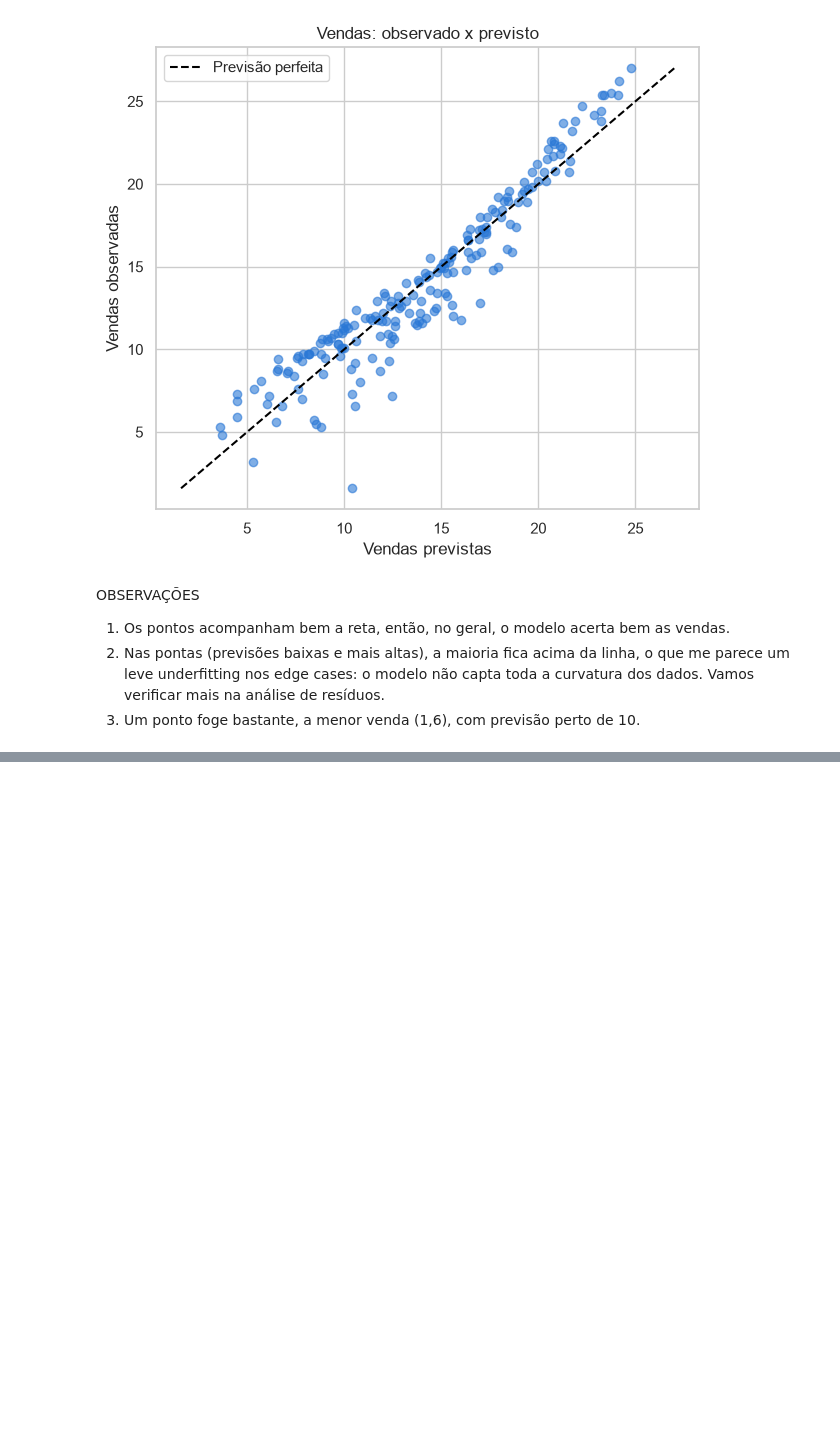
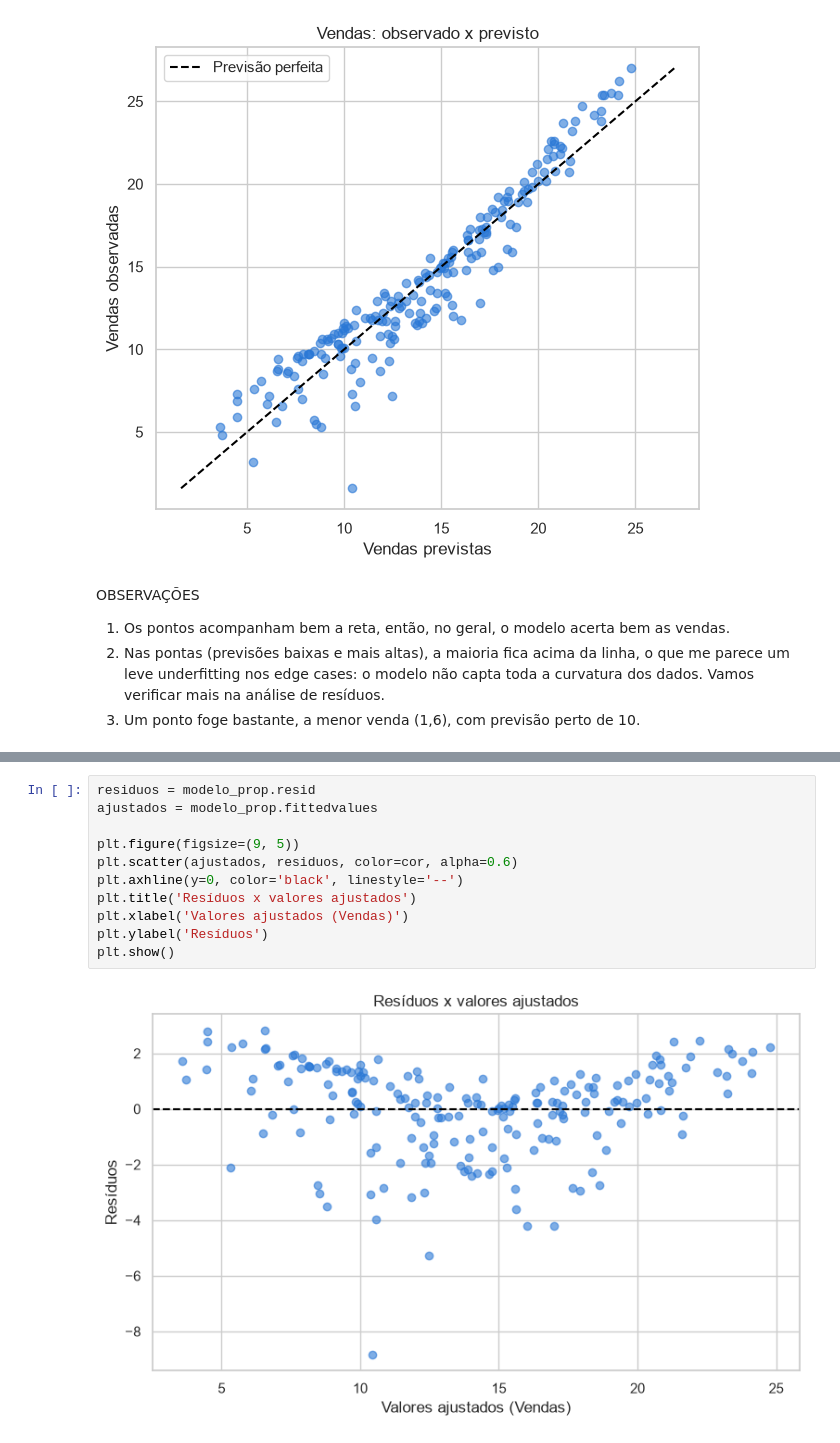
Before and after one commit to joaopdroslv/modelos-de-regressao-pucminas, a Jupyter notebook: Atividades/Lista_1/notebooks/Lista_1 - Análises.ipynb, the cells around one changed output, grey strips where cells are left out. Cells and saved outputs as stored; diff of their text form; blank space fills up the shorter version.

Commit message:
section 1.4 (residual analysis) of Lista_1 finished

```diff
--- a/Atividades/Lista_1/notebooks/Lista_1 - Análises.ipynb
+++ b/Atividades/Lista_1/notebooks/Lista_1 - Análises.ipynb
@@ -515,0 +525,13 @@ OBSERVAÇÕES
+# %%
+residuos = modelo_prop.resid
+ajustados = modelo_prop.fittedvalues
+
+plt.figure(figsize=(9, 5))
+plt.scatter(ajustados, residuos, color=cor, alpha=0.6)
+plt.axhline(y=0, color='black', linestyle='--')
+plt.title('Resíduos x valores ajustados')
+plt.xlabel('Valores ajustados (Vendas)')
+plt.ylabel('Resíduos')
+plt.show()
+# %% [output]
+[figure, added]
```
Also changed, not shown: parts of 14 cells of this notebook.
